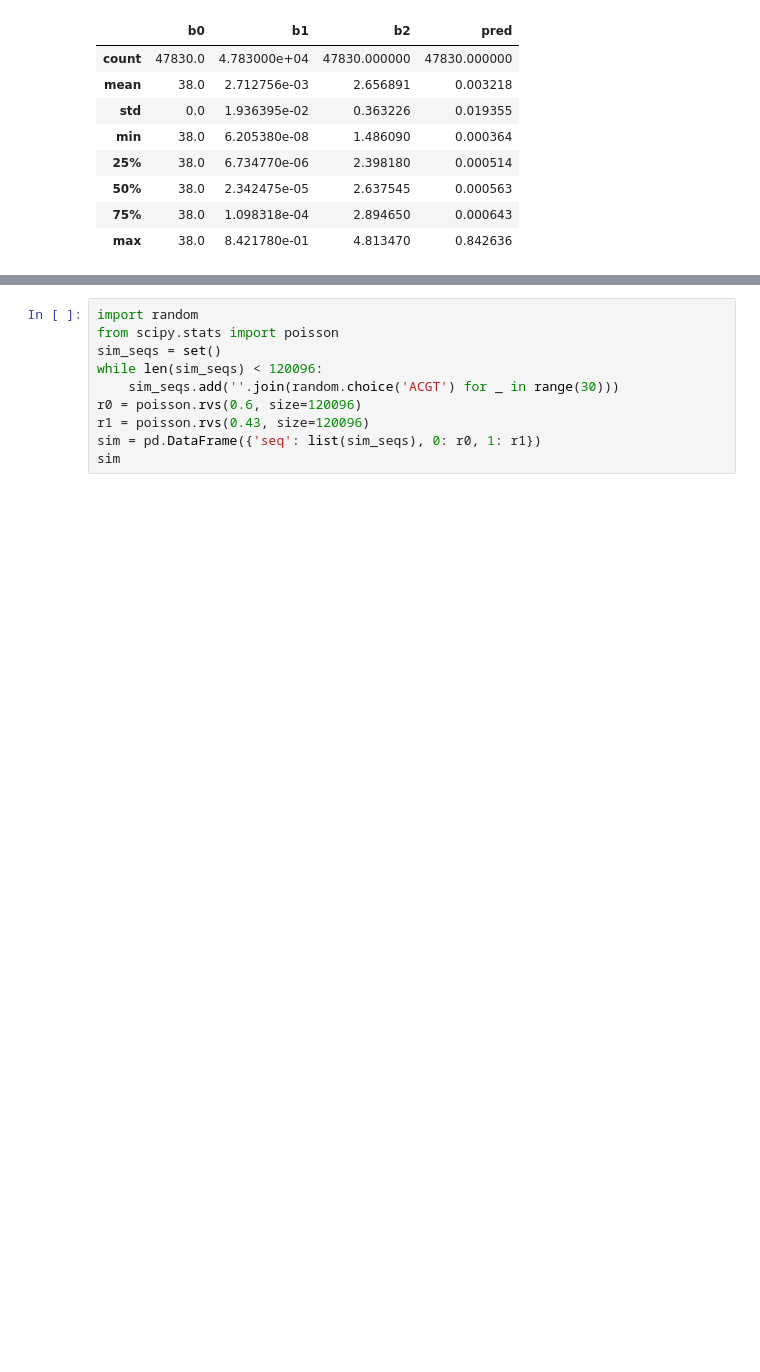
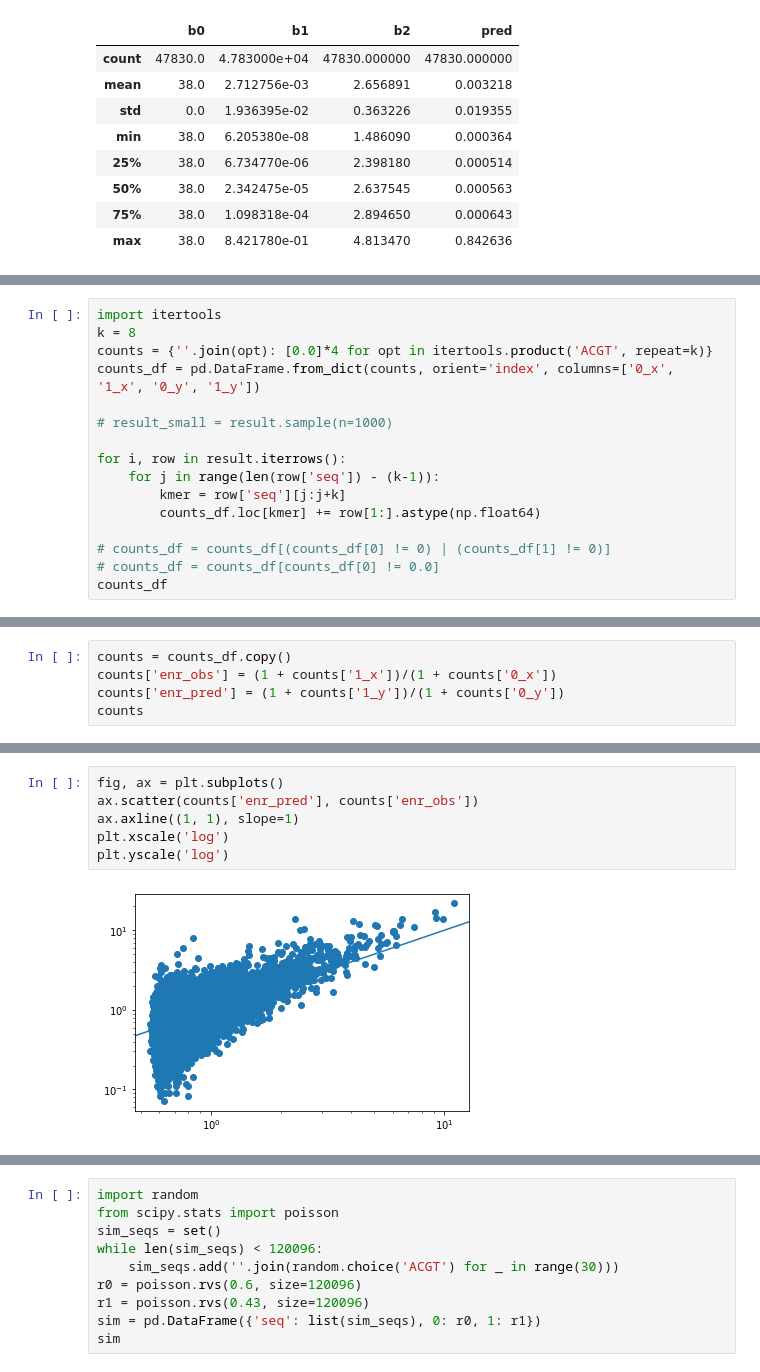
Before and after one commit to theislab/mubind, a Jupyter notebook: notebooks/09_data_analysis.ipynb, the cells around one changed output, grey strips where cells are left out. Saved outputs shown, nothing was run; the diff lists cells and outputs as text; blank space fills up the shorter version.

```diff
--- a/notebooks/09_data_analysis.ipynb
+++ b/notebooks/09_data_analysis.ipynb
@@ -290,0 +354,16 @@ result[result[1] > 0][['b0', 'b1', 'b2', 'pred']].describe()
+# %%
+import itertools
+k = 8
+counts = {''.join(opt): [0.0]*4 for opt in itertools.product('ACGT', repeat=k)}
+counts_df = pd.DataFrame.from_dict(counts, orient='index', columns=['0_x', '1_x', '0_y', '1_y'])
+
+# result_small = result.sample(n=1000)
+
+for i, row in result.iterrows():
+    for j in range(len(row['seq']) - (k-1)):
+        kmer = row['seq'][j:j+k]
+        counts_df.loc[kmer] += row[1:].astype(np.float64)
+
+# counts_df = counts_df[(counts_df[0] != 0) | (counts_df[1] != 0)]
+# counts_df = counts_df[counts_df[0] != 0.0]
+counts_df
@@ -290,0 +384,5 @@ result[result[1] > 0][['b0', 'b1', 'b2', 'pred']].describe()
+# %%
+counts = counts_df.copy()
+counts['enr_obs'] = (1 + counts['1_x'])/(1 + counts['0_x'])
+counts['enr_pred'] = (1 + counts['1_y'])/(1 + counts['0_y'])
+counts
@@ -290,0 +403,8 @@ result[result[1] > 0][['b0', 'b1', 'b2', 'pred']].describe()
+# %%
+fig, ax = plt.subplots()
+ax.scatter(counts['enr_pred'], counts['enr_obs'])
+ax.axline((1, 1), slope=1)
+plt.xscale('log')
+plt.yscale('log')
+# %% [output]
+[figure, added]
```
Also changed, not shown: parts of 16 cells of this notebook, 8 other files.
